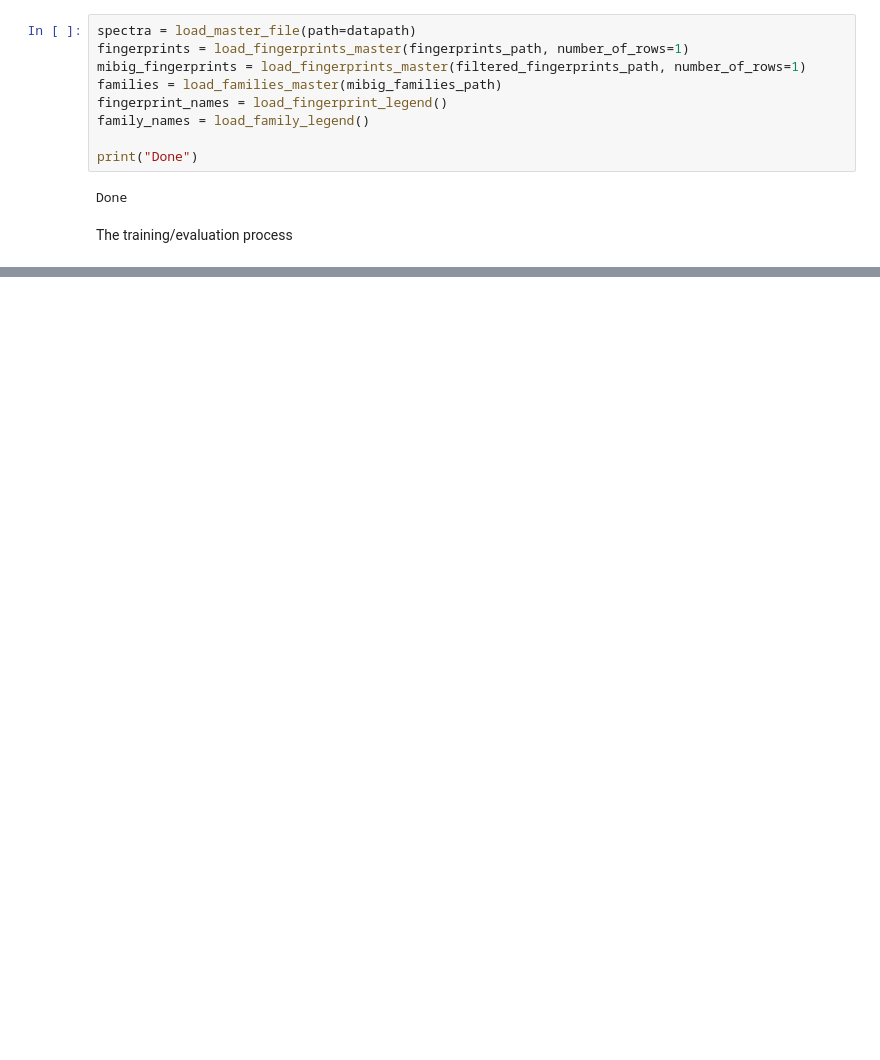
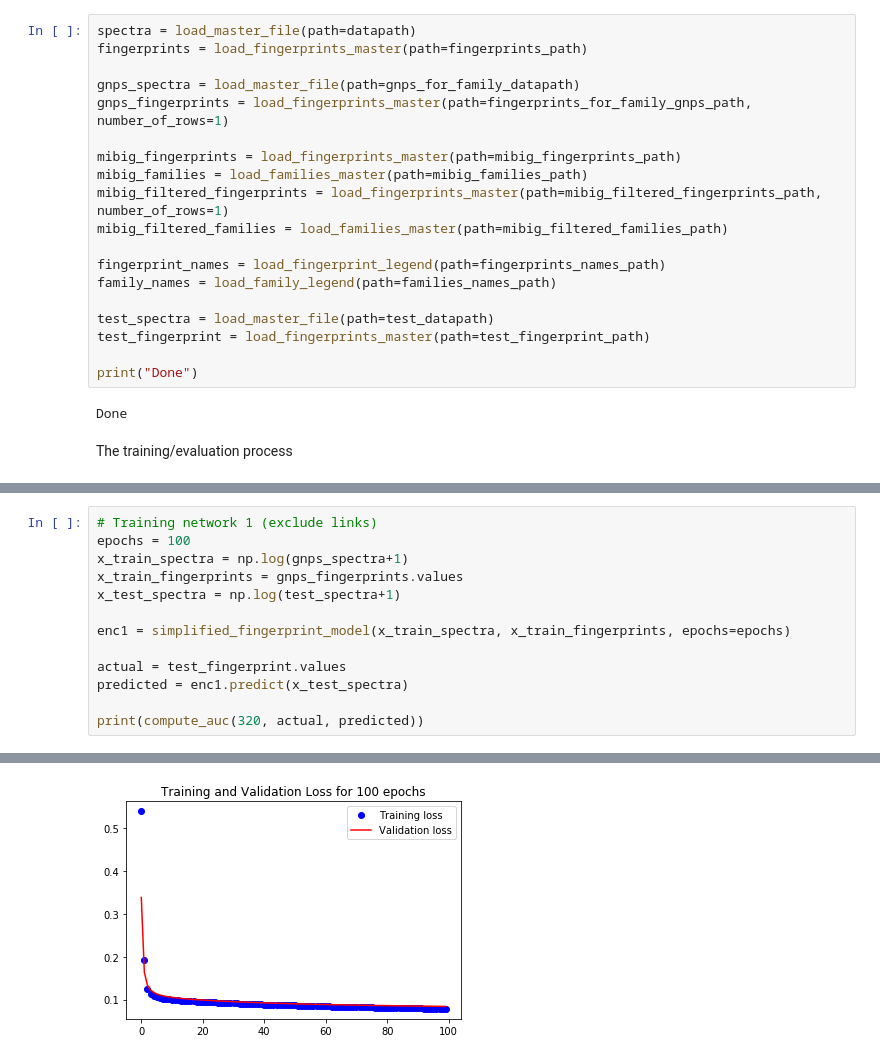
Before and after one commit to sdrogers/nnpredict, a Jupyter notebook: Code/Python/Fragment-Substructure-Family Network.ipynb, the cells around one changed output, grey strips where cells are left out. Saved outputs shown, nothing was run; the diff lists cells and outputs as text; blank space fills up the shorter version.

```diff
--- a/Code/Python/Fragment-Substructure-Family Network.ipynb
+++ b/Code/Python/Fragment-Substructure-Family Network.ipynb
@@ -725,11 +46,21 @@ def train_diff_splits_hybrid(path, name, kernel_size=20, splits=10):
 Load the data to variables
 # %%
 spectra = load_master_file(path=datapath)
-fingerprints = load_fingerprints_master(fingerprints_path, number_of_rows=1)
-mibig_fingerprints = load_fingerprints_master(filtered_fingerprints_path, number_of_rows=1)
-families = load_families_master(mibig_families_path)
-fingerprint_names = load_fingerprint_legend()
-family_names = load_family_legend()
+fingerprints = load_fingerprints_master(path=fingerprints_path)
+
+gnps_spectra = load_master_file(path=gnps_for_family_datapath)
+gnps_fingerprints = load_fingerprints_master(path=fingerprints_for_family_gnps_path, number_of_rows=1)
+
+mibig_fingerprints = load_fingerprints_master(path=mibig_fingerprints_path)
+mibig_families = load_families_master(path=mibig_families_path)
+mibig_filtered_fingerprints = load_fingerprints_master(path=mibig_filtered_fingerprints_path, number_of_rows=1)
+mibig_filtered_families = load_families_master(path=mibig_filtered_families_path)
+
+fingerprint_names = load_fingerprint_legend(path=fingerprints_names_path)
+family_names = load_family_legend(path=families_names_path)
+
+test_spectra = load_master_file(path=test_datapath)
+test_fingerprint = load_fingerprints_master(path=test_fingerprint_path)
 
 print("Done")
 # %% [output]
@@ -1059,0 +70,14 @@ evaluate(base_stats, base_perm_scores, exp_stats, exp_perm_scores, family_names)
+# %%
+# Training network 1 (exclude links)
+epochs = 100
+x_train_spectra = np.log(gnps_spectra+1)
+x_train_fingerprints = gnps_fingerprints.values
+x_test_spectra = np.log(test_spectra+1)
+
+enc1 = simplified_fingerprint_model(x_train_spectra, x_train_fingerprints, epochs=epochs)
+
+actual = test_fingerprint.values
+predicted = enc1.predict(x_test_spectra)
+
+print(compute_auc(320, actual, predicted))
+# %% [output]
@@ -1059,0 +101 @@ evaluate(base_stats, base_perm_scores, exp_stats, exp_perm_scores, family_names)
+[figure, added]
```
Also changed, not shown: parts of 24 cells of this notebook, 4 other files.
